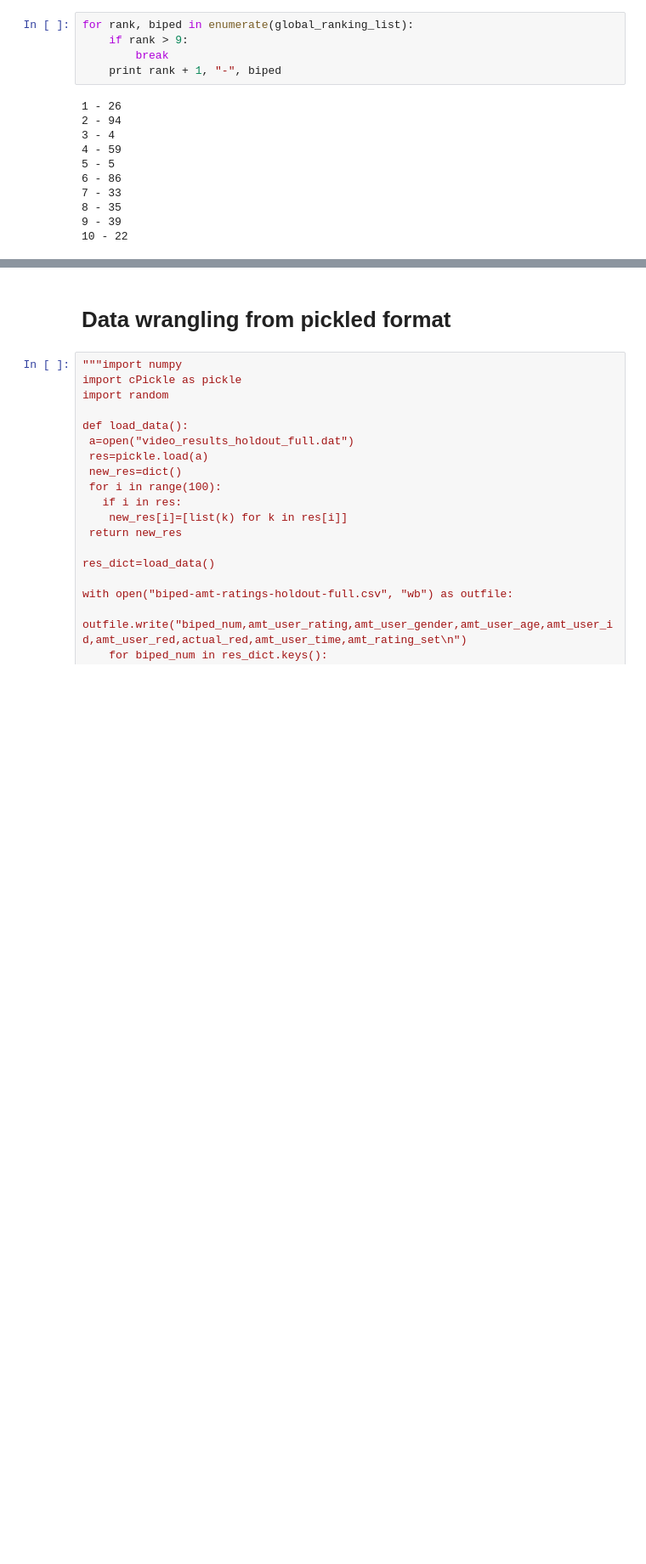
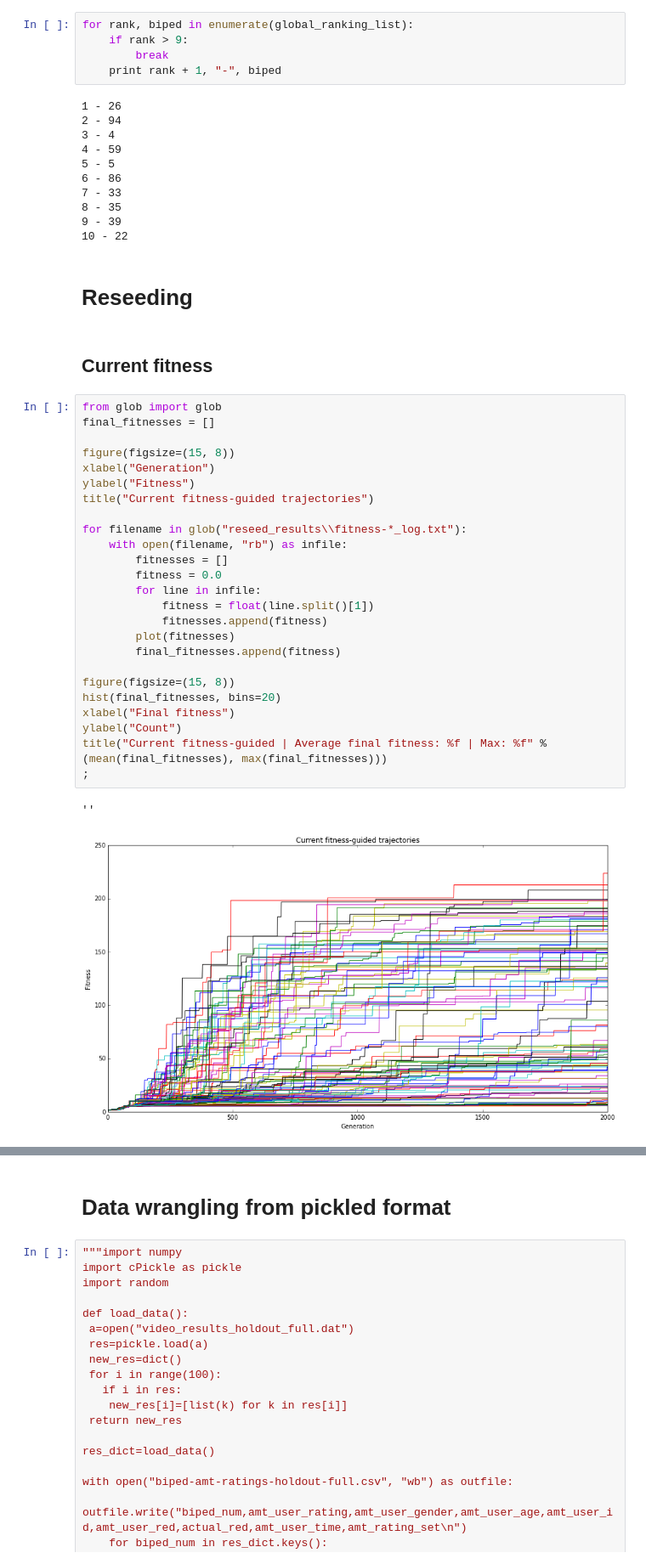
Before and after one commit to rhiever/AMT-biped-analysis, a Jupyter notebook: Biped AMT ratings.ipynb, the cells around one changed output, grey strips where cells are left out. Shown at 85% size. Drawn from its saved outputs; the diff is of its cells as text; blank space fills up the shorter version.

Commit message:
Analyze reseed runs

```diff
--- a/Biped AMT ratings.ipynb
+++ b/Biped AMT ratings.ipynb
@@ -861,3 +861,35 @@ for rank, biped in enumerate(global_ranking_list):
 8 - 35
 9 - 39
 10 - 22
+# %% [markdown]
+# Reseeding
+# %% [markdown]
+## Current fitness
+# %%
+from glob import glob
+final_fitnesses = []
+
+figure(figsize=(15, 8))
+xlabel("Generation")
+ylabel("Fitness")
+title("Current fitness-guided trajectories")
+
+for filename in glob("reseed_results\\fitness-*_log.txt"):
+    with open(filename, "rb") as infile:
+        fitnesses = []
+        fitness = 0.0
+        for line in infile:
+            fitness = float(line.split()[1])
+            fitnesses.append(fitness)
+        plot(fitnesses)
+        final_fitnesses.append(fitness)
+
+figure(figsize=(15, 8))
+hist(final_fitnesses, bins=20)
+xlabel("Final fitness")
+ylabel("Count")
+title("Current fitness-guided | Average final fitness: %f | Max: %f" % (mean(final_fitnesses), max(final_fitnesses)))
+;
+# %% [output]
+''
+[figure, added]
```
Also changed, not shown: parts of 10 cells of this notebook, 1 other file.
